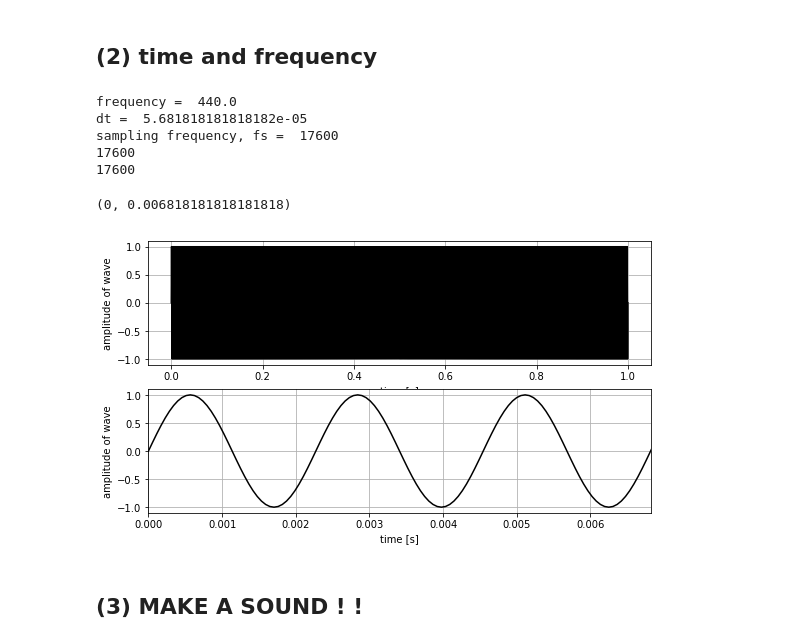
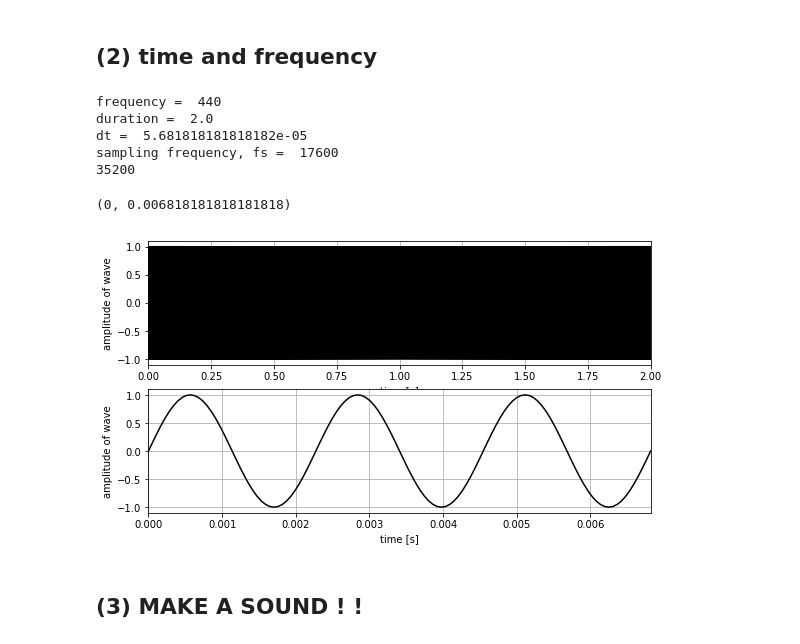
Before and after one commit to benholtzman/datamovies, a Jupyter notebook: 1_codes/s00_make_simple_sounds.ipynb, the cells around one changed output. Saved outputs shown, nothing was run; the diff lists cells and outputs as text; code cells hidden in the pictures.

```diff
--- a/1_codes/s00_make_simple_sounds.ipynb
+++ b/1_codes/s00_make_simple_sounds.ipynb
@@ -36,49 +38,62 @@ plt.grid()
 # %% [markdown]
 ## (2) time and frequency
 # %%
-n_cycles = 440
+n_cycles = 880
 npts_cycle = 40
 
 # note that this x does not have frequency in it !
 x = np.linspace(0,2*pi*n_cycles,npts_cycle*n_cycles)
 y = np.sin(x)
 
-
-time_per_cycle = period = p = 1/440 # [seconds]
-frequency = f = 1/p
+# frequency:
+f = 440 # Hz (cycles per second)
 print('frequency = ', f)
+time_per_cycle = period = p = 1/f # [seconds]
+duration = n_cycles*period
+print('duration = ', duration)
 
 dt = 1/f/npts_cycle
 print('dt = ', dt)
 # sampling frequency ! not the same as the wave frequency !
-fs = int(1/dt) # must be an integer !
+# must be at least 2x higher f than the highest frequency you want to hear
+fs = int(1/dt) # fs must be an integer !
 print('sampling frequency, fs = ', fs)
-time1 = np.linspace(0,period*n_cycles,len(x))
-print(len(time1))
-time2 = np.arange(0,(period*n_cycles),dt)
-print(len(time2))
+
+# calculate the time vector, just for plotting:
+# using linspace
+time = np.linspace(0,period*n_cycles,len(x))
+print(len(time))
+
+# # using arange
+# time = np.arange(0,(period*n_cycles),dt)
+# print(len(time))
 
 # Plot
 plt.figure(figsize=(9,5))
+
 plt.subplot(2,1,1)
-plt.plot(time2,y,'k')
+plt.plot(time,y,'k')
 plt.xlabel('time [s]')
 plt.ylabel('amplitude of wave')
 plt.grid()
+plt.xlim(0.0, duration)
+
+
 plt.subplot(2,1,2)
-plt.plot(time2,y,'k')
+plt.plot(time,y,'k')
 plt.xlabel('time [s]')
 plt.ylabel('amplitude of wave')
 plt.grid()
+# just show a few cycles:
 plt.xlim(0, time_per_cycle*3)
 # %% [output]
-frequency =  440.0
+frequency =  440
+duration =  2.0
 dt =  5.681818181818182e-05
 sampling frequency, fs =  17600
-17600
-17600
+35200
 (0, 0.006818181818181818)
-[figure, old version]
+[figure, new version]
 # %% [markdown]
 ## (3) MAKE A SOUND ! !
 # %%
```
Also changed, not shown: parts of 10 cells of this notebook, 2 other files.
